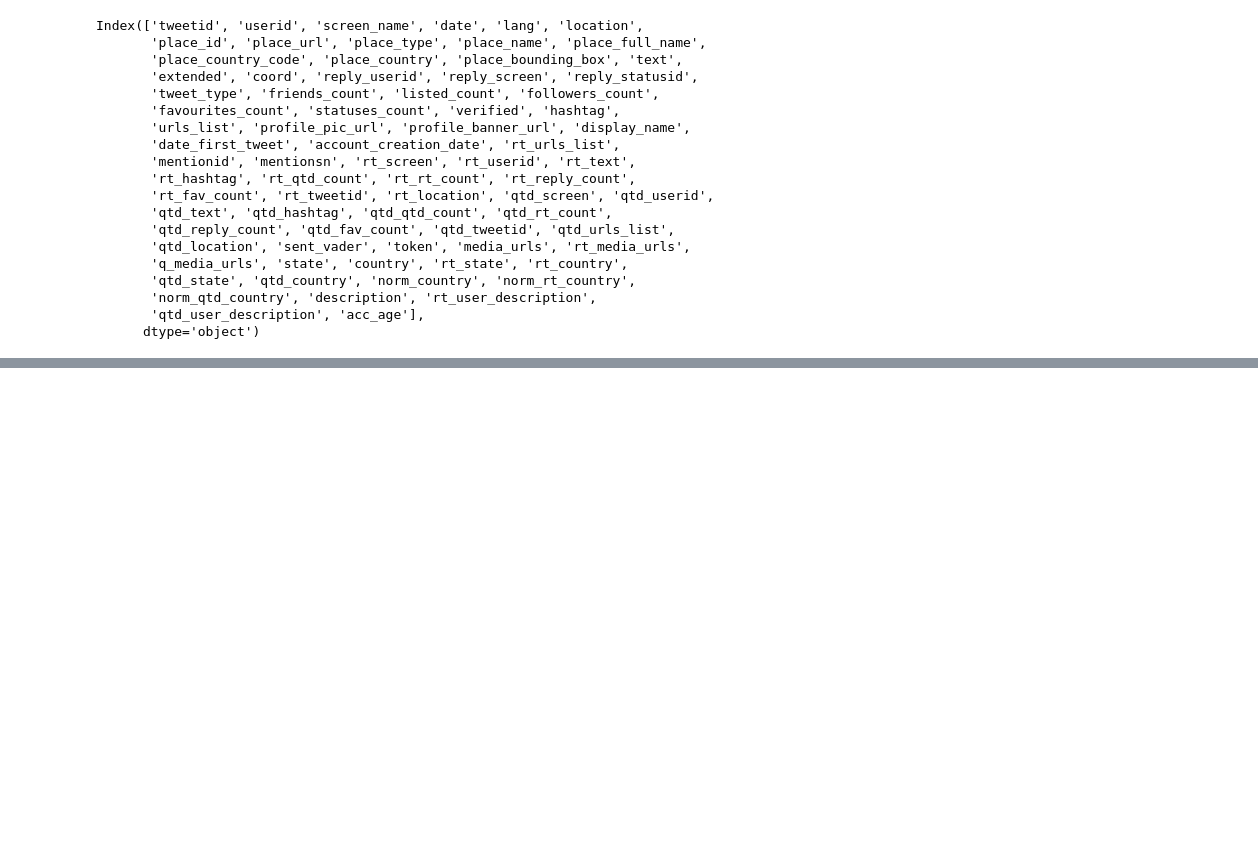
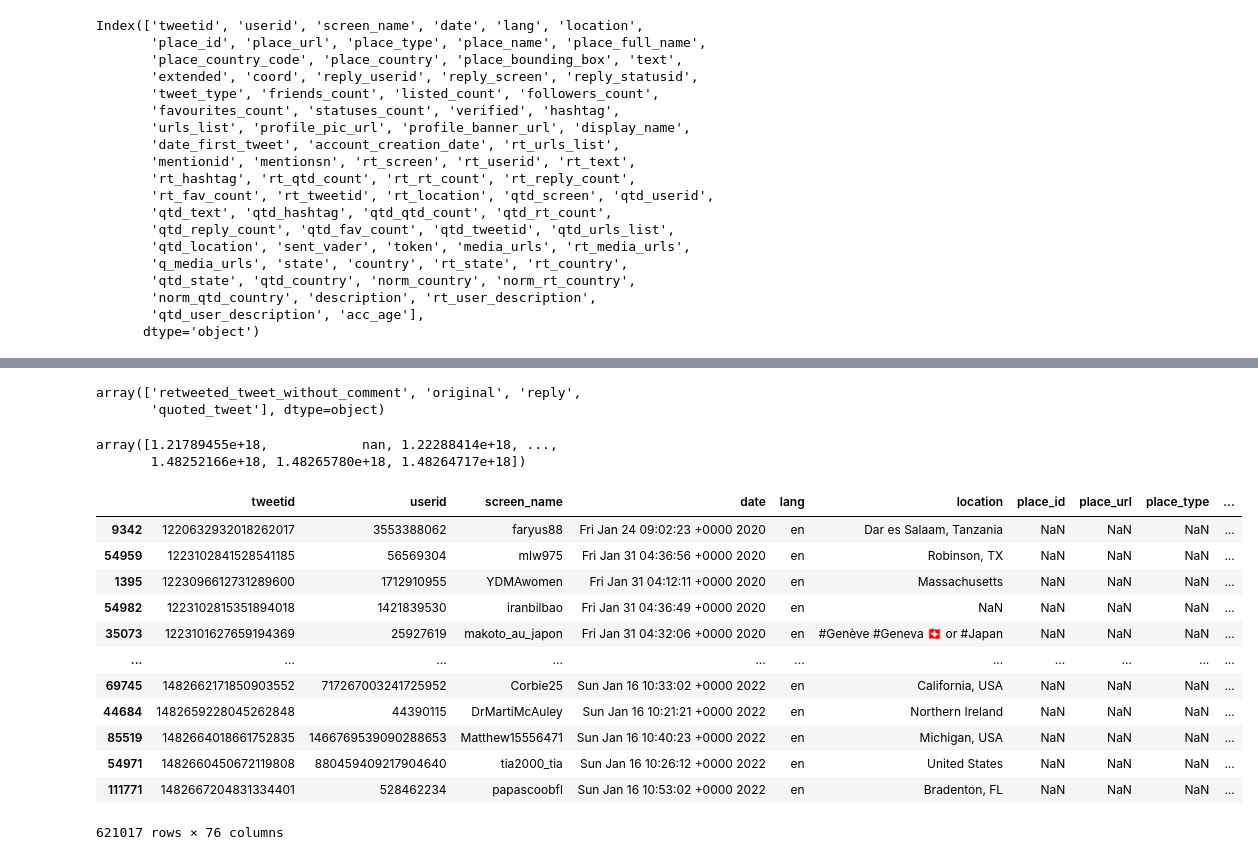
Before and after one commit to VaaniG/QSS20_S24, a Jupyter notebook: final_proj_work/final_proj_init.ipynb, the cells around one changed output, grey strips where cells are left out. Saved outputs shown, nothing was run; the diff lists cells and outputs as text; code cells hidden in the pictures; blank space fills up the shorter version.

```diff
--- a/final_proj_work/final_proj_init.ipynb
+++ b/final_proj_work/final_proj_init.ipynb
@@ -97,0 +82,4 @@ df_main[df_main["lang"] == "en"]
+# %%
+# df_subset = df_main[df_main["lang"] == "en"]
+df_subset = df_main[(df_main["place_country"] == "United States") | (df_main["place_country"] == "Estados Unidos") | (df_main["place_country_code"] == "US") | (df_main["rt_country"] == "United States") | (df_main["country"] == "United States") | (df_main["qtd_country"] == "United States")]
+df_subset[["userid", "text", "tweetid", "rt_tweetid", "tweet_type", "rt_userid", "lang"]]
@@ -97,0 +100,26 @@ df_main[df_main["lang"] == "en"]
+# %%
+df_subset["tweet_type"].unique()
+# %% [output]
+array(['retweeted_tweet_without_comment', 'original', 'reply',
+       'quoted_tweet'], dtype=object)
+# %%
+df_subset["rt_tweetid"].unique()
+# %% [output]
+array([1.21789455e+18,            nan, 1.22288414e+18, ...,
+       1.48252166e+18, 1.48265780e+18, 1.48264717e+18])
+# %%
+df_subset
+# %% [output]
+|  | tweetid | userid | screen_name | date | lang | location | place_id | place_url | place_type | ... |
+| 9342 | 1220632932018262017 | 3553388062 | faryus88 | Fri Jan 24 09:02:23 +0000 2020 | en | Dar es Salaam, Tanzania | NaN | NaN | NaN | ... |
+| 54959 | 1223102841528541185 | 56569304 | mlw975 | Fri Jan 31 04:36:56 +0000 2020 | en | Robinson, TX | NaN | NaN | NaN | ... |
+| 1395 | 1223096612731289600 | 1712910955 | YDMAwomen | Fri Jan 31 04:12:11 +0000 2020 | en | Massachusetts | NaN | NaN | NaN | ... |
+| 54982 | 1223102815351894018 | 1421839530 | iranbilbao | Fri Jan 31 04:36:49 +0000 2020 | en | NaN | NaN | NaN | NaN | ... |
+| 35073 | 1223101627659194369 | 25927619 | makoto_au_japon | Fri Jan 31 04:32:06 +0000 2020 | en | #Genève #Geneva 🇨🇭 or #Japan | NaN | NaN | NaN | ... |
+| ... | ... | ... | ... | ... | ... | ... | ... | ... | ... | ... |
+| 69745 | 1482662171850903552 | 717267003241725952 | Corbie25 | Sun Jan 16 10:33:02 +0000 2022 | en | California, USA | NaN | NaN | NaN | ... |
+| 44684 | 1482659228045262848 | 44390115 | DrMartiMcAuley | Sun Jan 16 10:21:21 +0000 2022 | en | Northern Ireland | NaN | NaN | NaN | ... |
+| 85519 | 1482664018661752835 | 1466769539090288653 | Matthew15556471 | Sun Jan 16 10:40:23 +0000 2022 | en | Michigan, USA | NaN | NaN | NaN | ... |
+| 54971 | 1482660450672119808 | 880459409217904640 | tia2000_tia | Sun Jan 16 10:26:12 +0000 2022 | en | United States | NaN | NaN | NaN | ... |
+| 111771 | 1482667204831334401 | 528462234 | papascoobfl | Sun Jan 16 10:53:02 +0000 2022 | en | Bradenton, FL | NaN | NaN | NaN | ... |
+621017 rows × 76 columns
```
Also changed, not shown: parts of 5 cells of this notebook, 2 other files.
